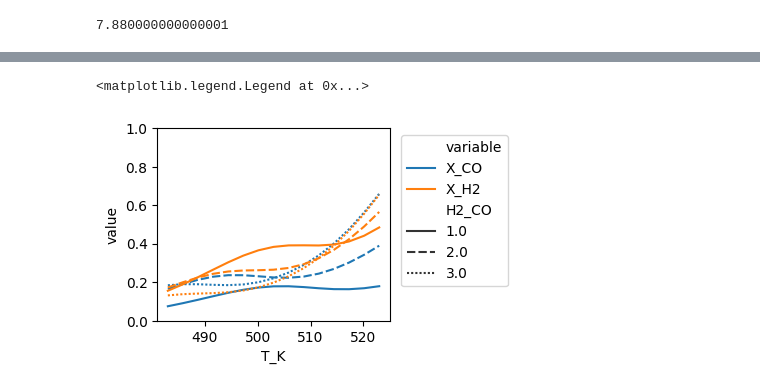
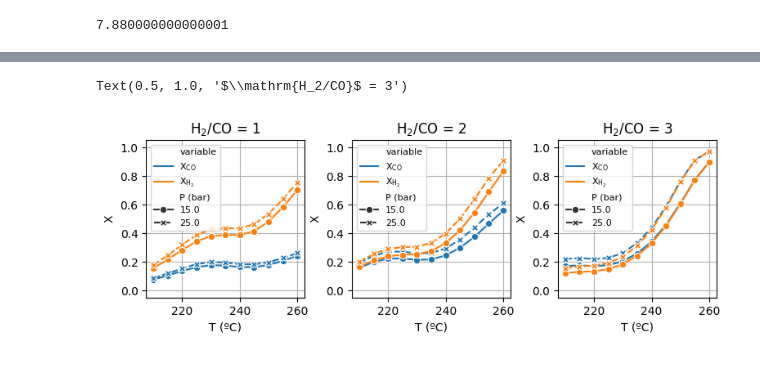
Before and after one commit to rafaelbeloduarte/SAF_kinetics_paper_code_with_WGS, a Jupyter notebook: hysys_script_parametric_study.ipynb, the cells around one changed output, grey strips where cells are left out. Cells and saved outputs as stored; diff of their text form; code cells hidden in the pictures.

```diff
--- a/hysys_script_parametric_study.ipynb
+++ b/hysys_script_parametric_study.ipynb
@@ -142,0 +128,2 @@ running simulation 44 of 44
+# %%
+parametric_data = pd.read_pickle('parametric_data/data_lowP.pkl')
@@ -143,21 +140,72 @@ running simulation 44 of 44
+# %%
+new_names_mapping = {
+    'P_bar': 'P (bar)',
+    'T_C': 'T (ºC)',
+    'v_H2_in': r'$\mathrm{v_{H_2,in}}$ (mL/min)',
+    'v_CO_in': r'$\mathrm{v_{CO,in}}$ (mL/min)',
+    'H2_CO': r'$\mathrm{H_2/CO}$',
+    'X_CO': r'$\mathrm{X_{CO}}$',
+    'X_H2': r'$\mathrm{X_{H_2}}$',
+}
+parametric_data = parametric_data.rename(columns=new_names_mapping)
+# %%
+plot_T_vs_X = parametric_data[[r'$\mathrm{X_{CO}}$',
+                               r'$\mathrm{X_{H_2}}$',
+                               'T (ºC)',
+                               r'$\mathrm{H_2/CO}$', 'P (bar)']].melt(id_vars = ['T (ºC)',
+                                                                                 'P (bar)',
+                                                                                 r'$\mathrm{H_2/CO}$'])
 # %%
-plot_T_vs_X = parametric_data_T_H2_CO[['X_CO', 'X_H2',
-                               'T_K', 'P_Pa',
-                               'H2_CO']].melt(id_vars = ['T_K', 'P_Pa', 'H2_CO'])
-
-fig, axs = plt.subplots(figsize=(3,2.5))
+fig, axs = plt.subplots(1,3, figsize=(9,2.5))
+plt.subplots_adjust(wspace=0.3)
 
 sns.lineplot(
-                data=plot_T_vs_X,
-                x='T_K',
+                data=plot_T_vs_X.loc[(plot_T_vs_X[r'$\mathrm{H_2/CO}$'] == 1) & (plot_T_vs_X['P (bar)'].isin([15,25]))],
+                x='T (ºC)',
                 y='value',
-                ax = axs,
+                ax = axs[0],
                 hue = 'variable',
-                style = 'H2_CO'
+                style = 'P (bar)',
+                markers = True,
 )
 
-plt.ylim(0,1)
-plt.legend(bbox_to_anchor=(1.02, 1))
+axs[0].set_ylim(-0.05,1.05)
+axs[0].grid('both')
+axs[0].set_ylabel('X')
+axs[0].legend(fontsize = 8)
+axs[0].set_title(r'$\mathrm{H_2/CO}$ = 1')
+
+sns.lineplot(
+                data=plot_T_vs_X.loc[(plot_T_vs_X[r'$\mathrm{H_2/CO}$'] == 2) & (plot_T_vs_X['P (bar)'].isin([15,25]))],
+                x='T (ºC)',
+                y='value',
+                ax = axs[1],
+                hue = 'variable',
+                style = 'P (bar)',
+                markers = True,
+)
+
+axs[1].set_ylim(-0.05,1.05)
+axs[1].grid('both')
+axs[1].set_ylabel('X')
+axs[1].legend(fontsize = 8)
+axs[1].set_title(r'$\mathrm{H_2/CO}$ = 2')
+
+sns.lineplot(
+                data=plot_T_vs_X.loc[(plot_T_vs_X[r'$\mathrm{H_2/CO}$'] == 3) & (plot_T_vs_X['P (bar)'].isin([15,25]))],
+                x='T (ºC)',
+                y='value',
+                ax = axs[2],
+                hue = 'variable',
+                style = 'P (bar)',
+                markers = True,
+)
+
+axs[2].set_ylim(-0.05,1.05)
+axs[2].grid('both')
+axs[2].set_ylabel('X')
+axs[2].legend(fontsize = 8)
+axs[2].set_title(r'$\mathrm{H_2/CO}$ = 3')
 # %% [output]
-<matplotlib.legend.Legend at 0x...>
+Text(0.5, 1.0, '$\\mathrm{H_2/CO}$ = 3')
-[figure, old version]
+[figure, new version]
```
Also changed, not shown: parts of 16 cells of this notebook, 36 other files.
